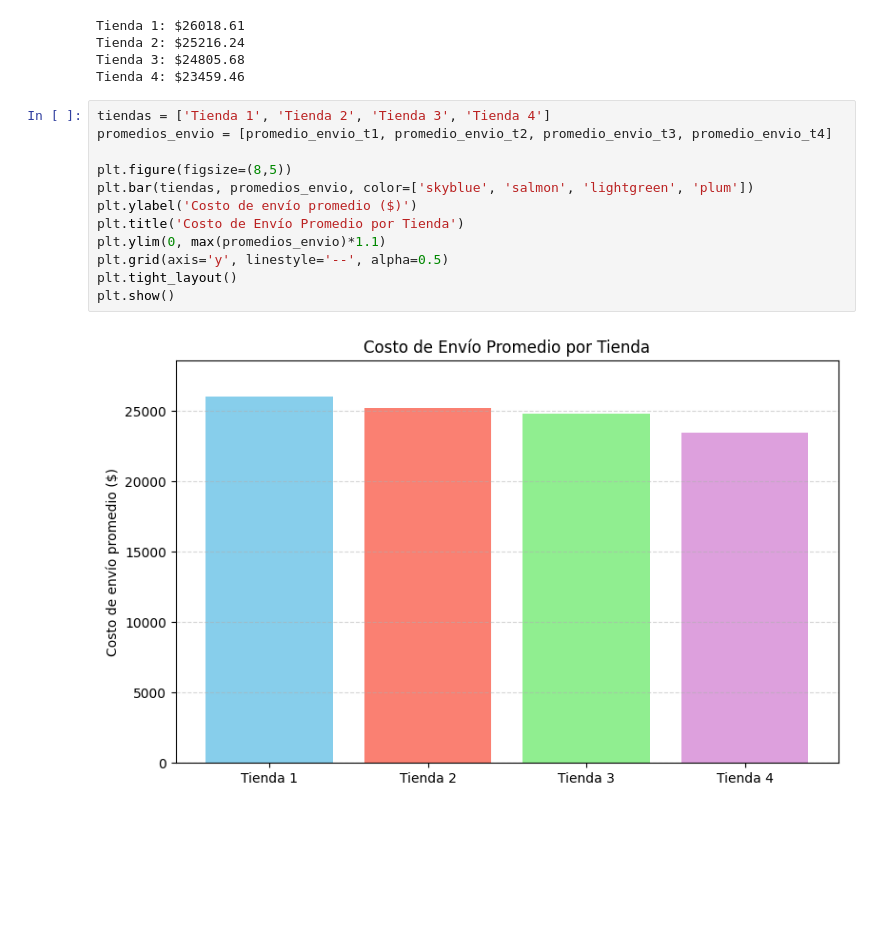
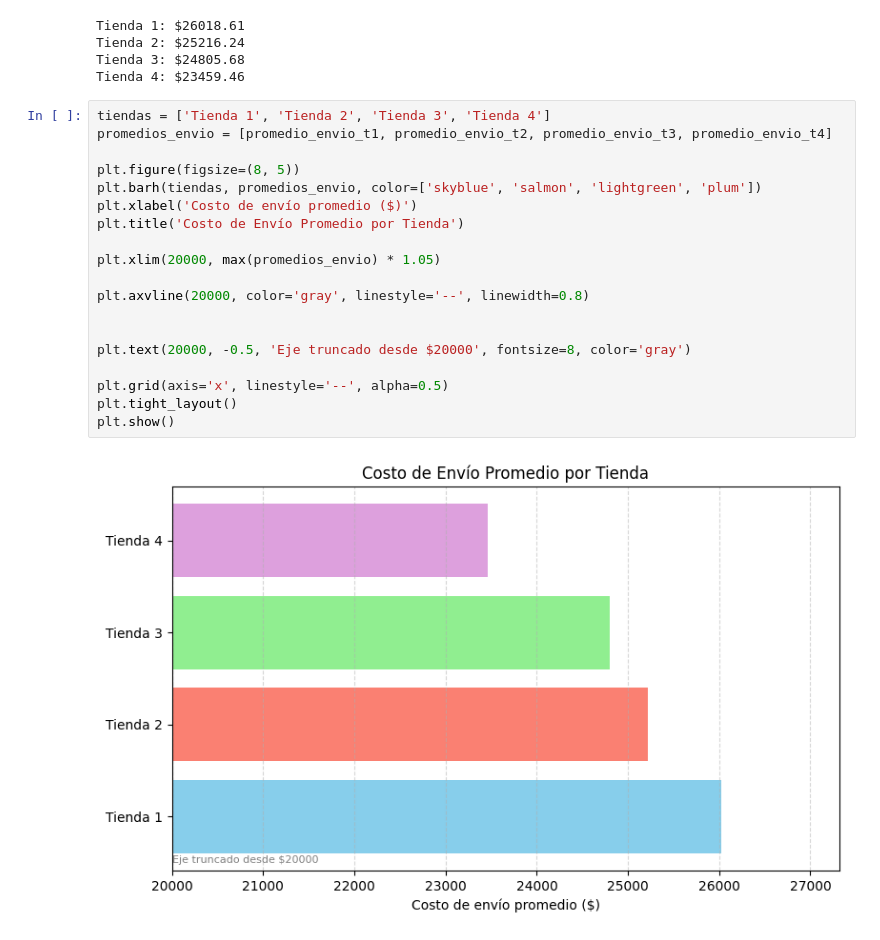
Before and after one commit to lgarciabode/DesafioStore_AluraLatam, a Jupyter notebook: DesafioTienda_AluraLatam.ipynb, the cells around one changed output. Cells and saved outputs as stored; diff of their text form; blank space fills up the shorter version.

```diff
--- a/DesafioTienda_AluraLatam.ipynb
+++ b/DesafioTienda_AluraLatam.ipynb
@@ -295,14 +316,21 @@ Tienda 4: $23459.46
 # %%
 tiendas = ['Tienda 1', 'Tienda 2', 'Tienda 3', 'Tienda 4']
 promedios_envio = [promedio_envio_t1, promedio_envio_t2, promedio_envio_t3, promedio_envio_t4]
 
-plt.figure(figsize=(8,5))
-plt.bar(tiendas, promedios_envio, color=['skyblue', 'salmon', 'lightgreen', 'plum'])
-plt.ylabel('Costo de envío promedio ($)')
+plt.figure(figsize=(8, 5))
+plt.barh(tiendas, promedios_envio, color=['skyblue', 'salmon', 'lightgreen', 'plum'])
+plt.xlabel('Costo de envío promedio ($)')
 plt.title('Costo de Envío Promedio por Tienda')
-plt.ylim(0, max(promedios_envio)*1.1)
-plt.grid(axis='y', linestyle='--', alpha=0.5)
+
+plt.xlim(20000, max(promedios_envio) * 1.05)
+
+plt.axvline(20000, color='gray', linestyle='--', linewidth=0.8)
+
+
+plt.text(20000, -0.5, 'Eje truncado desde $20000', fontsize=8, color='gray')
+
+plt.grid(axis='x', linestyle='--', alpha=0.5)
 plt.tight_layout()
 plt.show()
 # %% [output]
-[figure, old version]
+[figure, new version]
```
Also changed, not shown: parts of 4 cells of this notebook.
